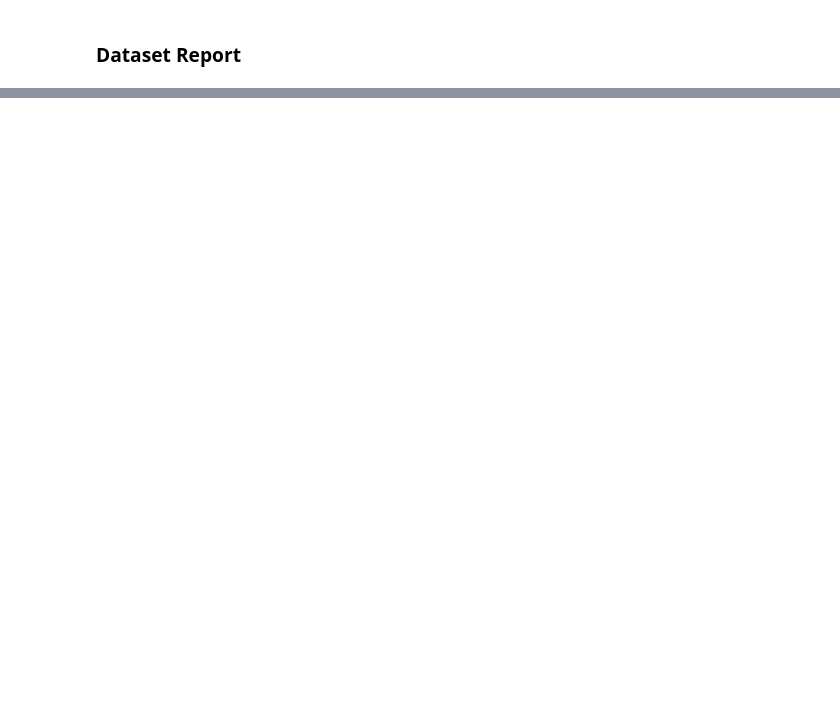
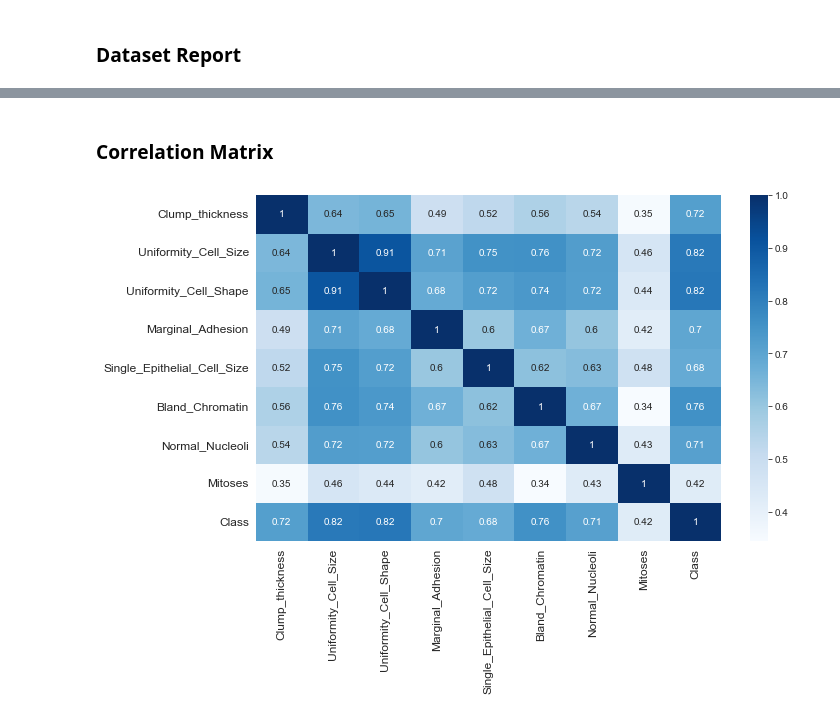
Before and after one commit to Sargundeep/ML_Cheat_Sheet, a Jupyter notebook: KNN Classifier/KNN.ipynb, the cells around one changed output, grey strips where cells are left out. Cells and saved outputs as stored; diff of their text form; code cells hidden in the pictures; blank space fills up the shorter version.

```diff
--- a/KNN Classifier/KNN.ipynb
+++ b/KNN Classifier/KNN.ipynb
@@ -70,0 +138,10 @@ ProfileReport(df, title='Wine Quality Dataset Report', minimal=True, progress_ba
+# %% [markdown]
+### Correlation Matrix
+# %%
+plt.figure(figsize=(10.5, 7.5))
+sns.heatmap(df.corr(), annot=True, cmap='Blues')
+plt.xticks(fontsize=12)
+plt.yticks(fontsize=12)
+plt.tight_layout(rect=[0, 0.04, 1, 1.01])
+# %% [output]
+[figure, added]
```
Also changed, not shown: parts of 76 cells of this notebook.
